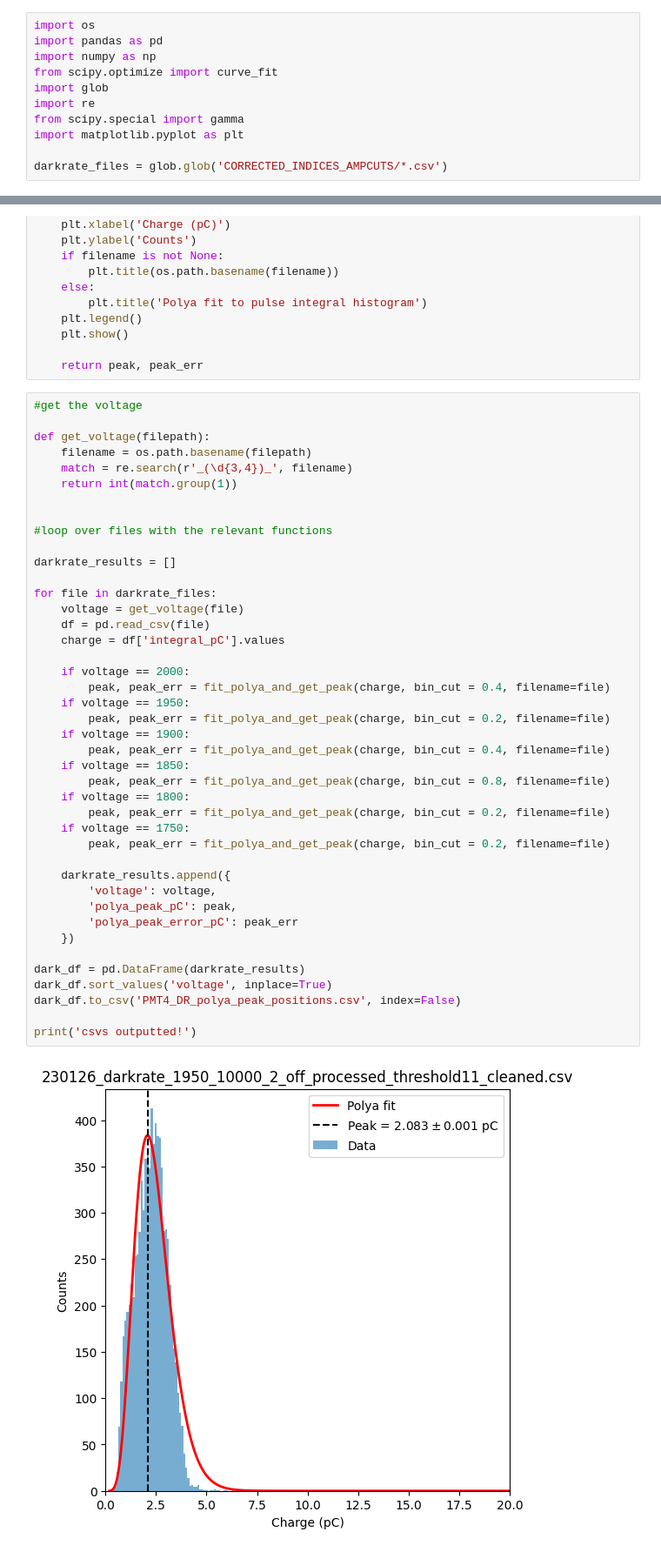
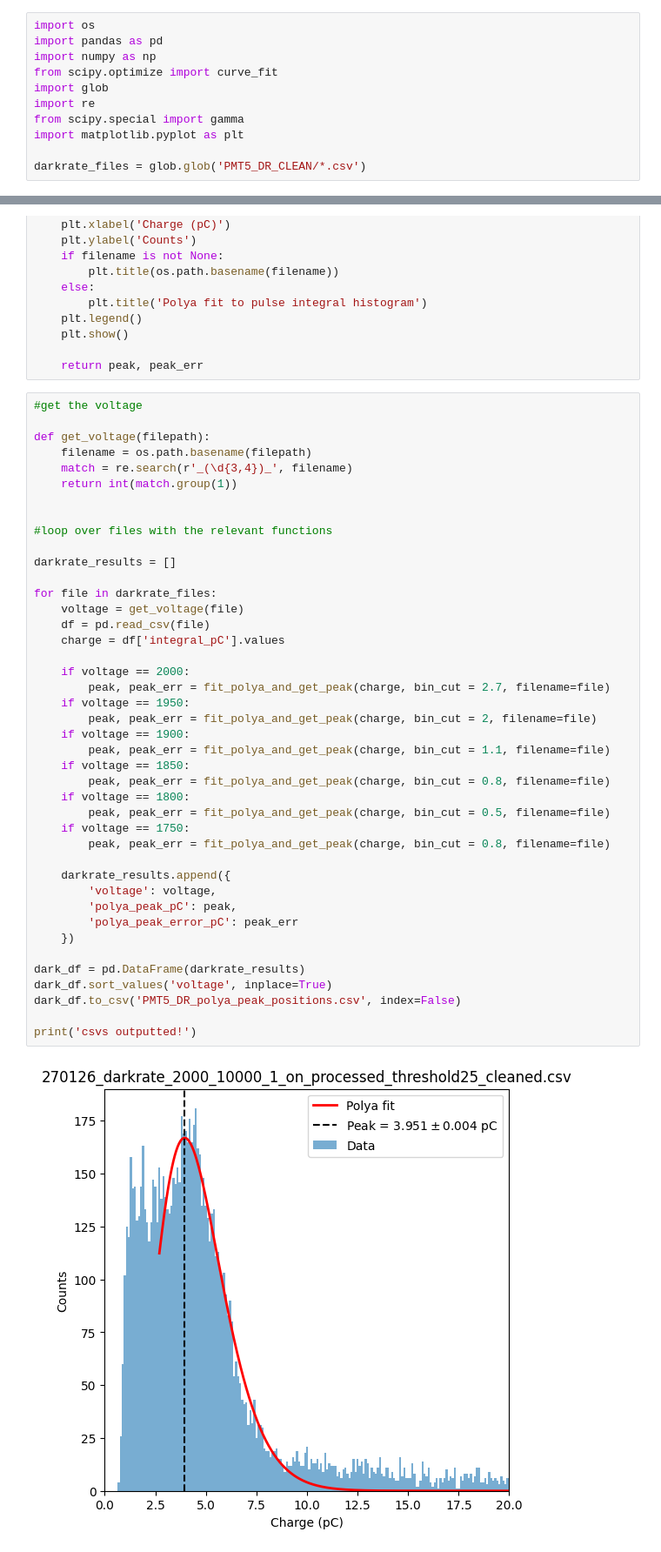
Before and after one commit to hhuckvale/DMProject, a Jupyter notebook: PMT_Characteristics/Gain/PolyaPeakPositionCSVCreator_DRonly.ipynb, the cells around one changed output, grey strips where cells are left out. Shown at 87% size. Cells and saved outputs as stored; diff of their text form.

Commit message:
gain curves

```diff
--- a/PMT_Characteristics/Gain/PolyaPeakPositionCSVCreator_DRonly.ipynb
+++ b/PMT_Characteristics/Gain/PolyaPeakPositionCSVCreator_DRonly.ipynb
@@ -12,7 +12,7 @@ import re
 from scipy.special import gamma
 import matplotlib.pyplot as plt
 
-darkrate_files = glob.glob('CORRECTED_INDICES_AMPCUTS/*.csv')
+darkrate_files = glob.glob('PMT5_DR_CLEAN/*.csv')
 # %%
 # Adding polya distribution to pulse integral graph
 
@@ -84,37 +84,37 @@ def get_voltage(filepath):
 
 
 #loop over files with the relevant functions
 
 darkrate_results = []
 
 for file in darkrate_files:
     voltage = get_voltage(file)
     df = pd.read_csv(file)
     charge = df['integral_pC'].values
 
     if voltage == 2000:
-        peak, peak_err = fit_polya_and_get_peak(charge, bin_cut = 0.4, filename=file)
+        peak, peak_err = fit_polya_and_get_peak(charge, bin_cut = 2.7, filename=file)
     if voltage == 1950:
-        peak, peak_err = fit_polya_and_get_peak(charge, bin_cut = 0.2, filename=file)
+        peak, peak_err = fit_polya_and_get_peak(charge, bin_cut = 2, filename=file)
     if voltage == 1900:
-        peak, peak_err = fit_polya_and_get_peak(charge, bin_cut = 0.4, filename=file)
+        peak, peak_err = fit_polya_and_get_peak(charge, bin_cut = 1.1, filename=file)
     if voltage == 1850:
         peak, peak_err = fit_polya_and_get_peak(charge, bin_cut = 0.8, filename=file)
     if voltage == 1800:
-        peak, peak_err = fit_polya_and_get_peak(charge, bin_cut = 0.2, filename=file)
+        peak, peak_err = fit_polya_and_get_peak(charge, bin_cut = 0.5, filename=file)
     if voltage == 1750:
-        peak, peak_err = fit_polya_and_get_peak(charge, bin_cut = 0.2, filename=file)
+        peak, peak_err = fit_polya_and_get_peak(charge, bin_cut = 0.8, filename=file)
 
     darkrate_results.append({
         'voltage': voltage,
         'polya_peak_pC': peak,
         'polya_peak_error_pC': peak_err
     })
 
 dark_df = pd.DataFrame(darkrate_results)
 dark_df.sort_values('voltage', inplace=True)
-dark_df.to_csv('PMT4_DR_polya_peak_positions.csv', index=False)
+dark_df.to_csv('PMT5_DR_polya_peak_positions.csv', index=False)
 
 print('csvs outputted!')
 # %% [output]
-[figure, old version]
+[figure, new version]
```
Also changed, not shown: parts of 1 cell of this notebook, 4 other files.
